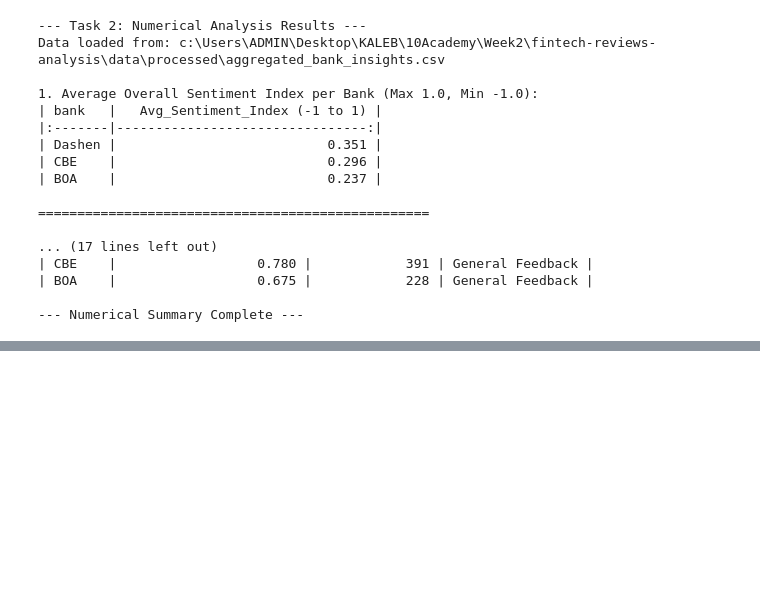
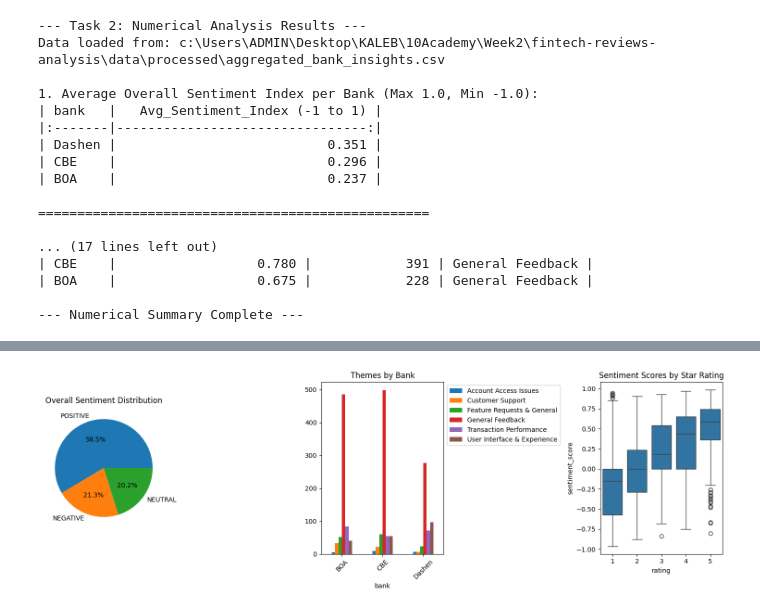
Before and after one commit to kaleb-menbere/fintech-reviews-analysis, a Jupyter notebook: notebooks/task_2.ipynb, the cells around one changed output, grey strips where cells are left out. Cells and saved outputs as stored; diff of their text form; code cells hidden in the pictures; blank space fills up the shorter version.

Commit message:
task 2 completed

```diff
--- a/notebooks/task_2.ipynb
+++ b/notebooks/task_2.ipynb
@@ -422,3 +420,97 @@ Data loaded from: c:\Users\ADMIN\Desktop\KALEB\10Academy\Week2\fintech-reviews-a
 | BOA    |                  0.675 |            228 | General Feedback |
 
 --- Numerical Summary Complete ---
+# %%
+"""
+Task 2 Results Summary - Extended Analysis
+Run this AFTER completing the main Task 2 pipeline to see detailed findings.
+Adjusted for notebook environment and your project structure.
+"""
+
+import pandas as pd
+import matplotlib.pyplot as plt
+import seaborn as sns
+from collections import Counter
+import os
+
+# Configuration - Adjusted for your structure
+PROJECT_ROOT = os.path.dirname(os.getcwd())  # Goes up from notebooks folder to project root
+DATA_PROCESSED_PATH = os.path.join(PROJECT_ROOT, 'data', 'processed')
+
+def display_detailed_results():
+    """Shows comprehensive Task 2 results with visualizations"""
+
+    try:
+        # Load the enriched data
+        file_path = os.path.join(DATA_PROCESSED_PATH, "reviews_with_sentiment_themes.csv")
+        df = pd.read_csv(file_path)
+
+        print("🔍 TASK 2 DETAILED RESULTS SUMMARY")
+        print("=" * 60)
+
+        # 1. Sentiment Distribution by Bank
+        print("\n📊 1. SENTIMENT DISTRIBUTION BY BANK")
+        sentiment_summary = pd.crosstab(df['bank'], df['sentiment_label'], normalize='index') * 100
+        print(sentiment_summary.round(2))
+
+        # 2. Theme Analysis
+        print("\n🎯 2. MOST COMMON THEMES BY BANK")
+        for bank in df['bank'].unique():
+            bank_themes = df[df['bank'] == bank]['identified_theme'].value_counts()
+            print(f"\n{bank}:")
+            for theme, count in bank_themes.head(3).items():
+                print(f"  - {theme}: {count} reviews ({count/len(df[df['bank']==bank])*100:.1f}%)")
+
+        # 3. Rating vs Sentiment Correlation
+        print("\n📈 3. RATING VS SENTIMENT CORRELATION")
+        rating_sentiment = df.groupby('rating')['sentiment_score'].mean()
+        print(rating_sentiment.round(3))
+
+        # 4. Create Visualizations
+        print("\n📊 GENERATING VISUALIZATIONS...")
+
+        # Plot 1: Sentiment Distribution
+        plt.figure(figsize=(15, 5))
+
+        plt.subplot(1, 3, 1)
+        sentiment_counts = df['sentiment_label'].value_counts()
+        plt.pie(sentiment_counts.values, labels=sentiment_counts.index, autopct='%1.1f%%')
+        plt.title('Overall Sentiment Distribution')
+
+        # Plot 2: Themes by Bank
+        plt.subplot(1, 3, 2)
+        theme_by_bank = pd.crosstab(df['bank'], df['identified_theme'])
+        theme_by_bank.plot(kind='bar', ax=plt.gca())
+        plt.title('Themes by Bank')
+        plt.xticks(rotation=45)
+        plt.legend(bbox_to_anchor=(1, 1))
+
+        # Plot 3: Sentiment Scores by Rating
+        plt.subplot(1, 3, 3)
+        sns.boxplot(data=df, x='rating', y='sentiment_score')
+        plt.title('Sentiment Scores by Star Rating')
+
+        plt.tight_layout()
+        plt.show()
+
+        # 5. Keyword Insights
+        print("\n🔤 4. TOP KEYWORDS FOUND")
+        all_reviews = ' '.join(df['review_preprocessed'].dropna())
+        words = [word for word in all_reviews.lower().split() if len(word) > 3]
+        common_words = Counter(words).most_common(10)
+        print("Most frequent words in reviews:")
+        for word, count in common_words:
+            print(f"  - '{word}': {count} times")
+
+        print(f"\n✅ TASK 2 ANALYSIS COMPLETE!")
+        print(f"📁 Data loaded from: {file_path}")
+
+    except FileNotFoundError:
+        print(f"❌ ERROR: File not found at {DATA_PROCESSED_PATH}")
+        print("Please run the main Task 2 script first to generate the analysis files.")
+    except Exception as e:
+        print(f"❌ ERROR: {e}")
+
+# Run the analysis
+display_detailed_results()
+# %% [output]
@@ -424,0 +534 @@ Data loaded from: c:\Users\ADMIN\Desktop\KALEB\10Academy\Week2\fintech-reviews-a
+[figure, added]
```
Also changed, not shown: parts of 2 cells of this notebook, 4 other files.
